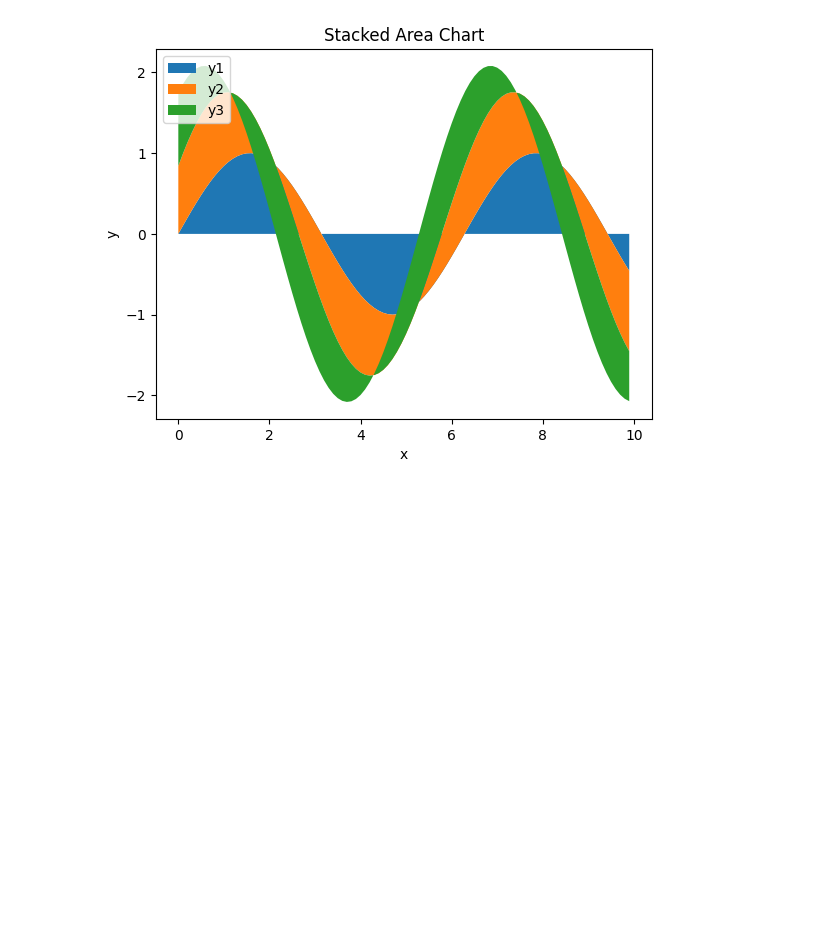
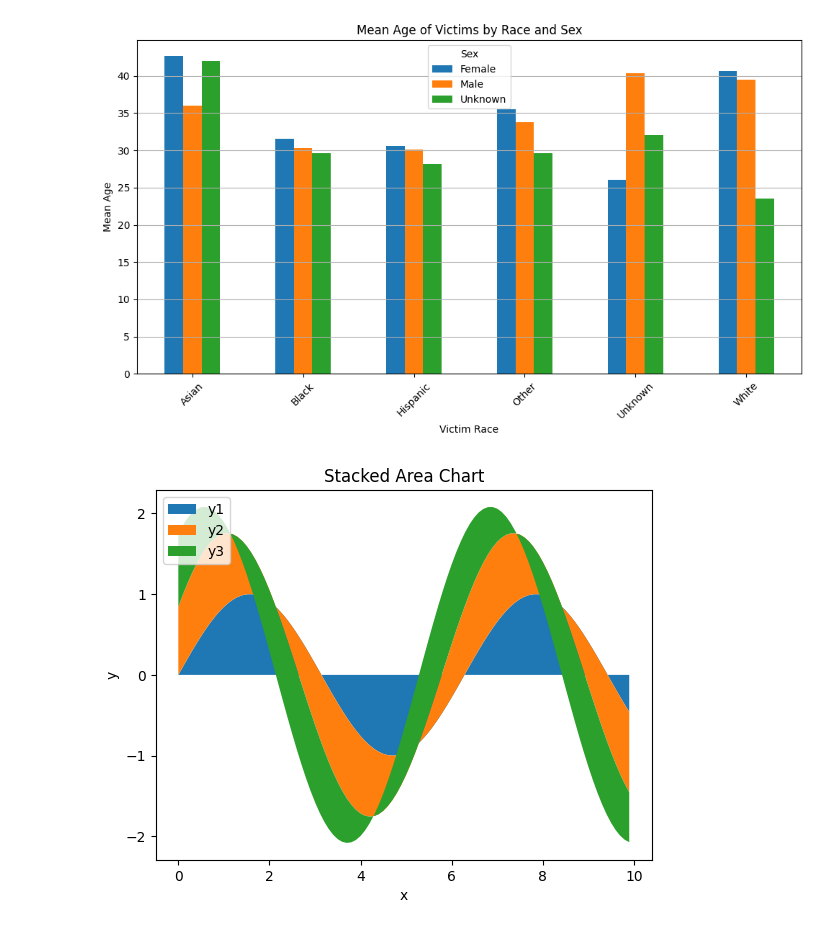
Before and after one commit to SilkSlime/iu6mfiavdidss, a Jupyter notebook: l3.ipynb, the cells around one changed output. Drawn from its saved outputs; the diff is of its cells as text; code cells hidden in the pictures; blank space fills up the shorter version.

```diff
--- a/l3.ipynb
+++ b/l3.ipynb
@@ -53,3 +53,22 @@ plt.show()
+# %%
+homicide_data = pd.read_csv('data/homicide-data.csv', encoding='ISO-8859-1')
+homicide_data = homicide_data[homicide_data['victim_age'] != 'Unknown']
+homicide_data['victim_age'] = homicide_data['victim_age'].astype(int)
+
+grouped_data = homicide_data.groupby(['victim_race', 'victim_sex'])['victim_age'].mean().unstack()
+
+grouped_data.plot(kind='bar', figsize=(10, 6))
+plt.title('Mean Age of Victims by Race and Sex')
+plt.xlabel('Victim Race')
+plt.ylabel('Mean Age')
+plt.xticks(rotation=45)
+plt.legend(title='Sex')
+plt.grid(axis='y')
+plt.tight_layout()
+
+plt.show()
+# %% [output]
+[figure, added]
 # %%
 # Нарисуɣте 3 уровня лестницы с помощью Stacked Area Chart различными
 # цветами, добавьте лейблы и название графика
```
Also changed, not shown: parts of 2 cells of this notebook, 4 other files.
